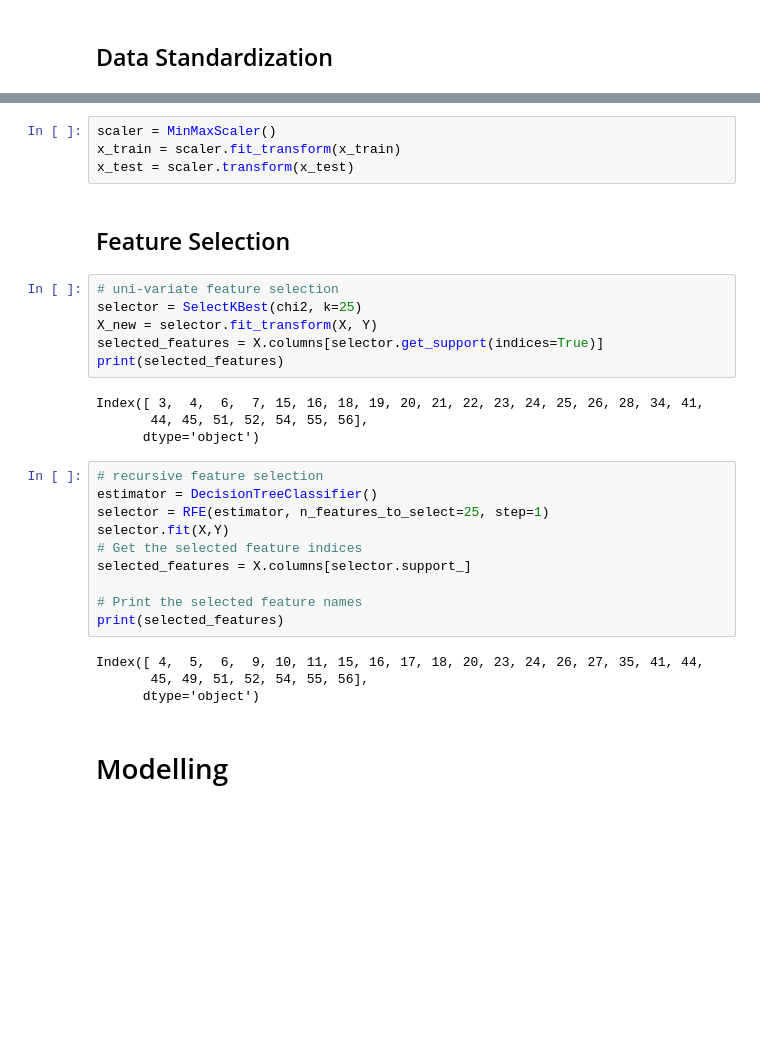
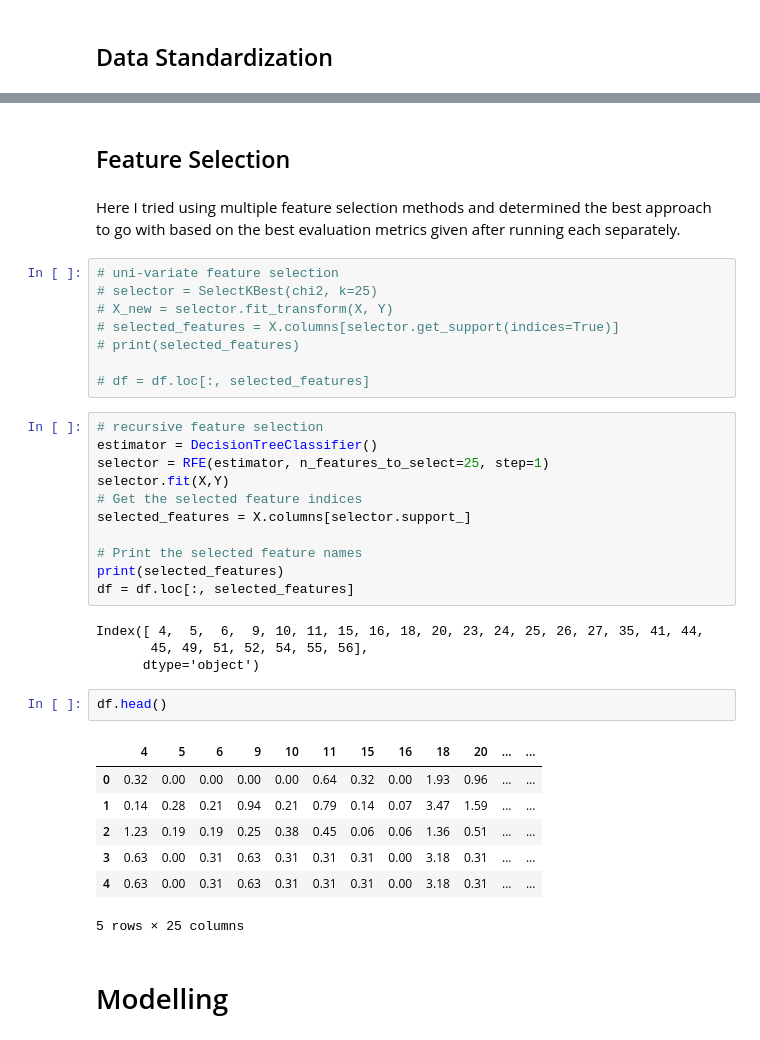
Before and after one commit to NotMishaal/Spam-Classification, a Jupyter notebook: classification.ipynb, the cells around one changed output, grey strips where cells are left out. Drawn from its saved outputs; the diff is of its cells as text; blank space fills up the shorter version.

Commit message:
optimized standardization + added feature selection

```diff
--- a/classification.ipynb
+++ b/classification.ipynb
@@ -163,22 +189,18 @@ Testing Dataset: (1053, 1053)
 scaler = StandardScaler()
 x_train = scaler.fit_transform(x_train)
 x_test = scaler.transform(x_test)
-# %%
-scaler = MinMaxScaler()
-x_train = scaler.fit_transform(x_train)
-x_test = scaler.transform(x_test)
 # %% [markdown]
 ## Feature Selection
+# %% [markdown]
+Here I tried using multiple feature selection methods and determined the best approach to go with based on the best evaluation metrics given after running each separately.
 # %%
 # uni-variate feature selection
-selector = SelectKBest(chi2, k=25)
-X_new = selector.fit_transform(X, Y)
-selected_features = X.columns[selector.get_support(indices=True)]
-print(selected_features)
+# selector = SelectKBest(chi2, k=25)
+# X_new = selector.fit_transform(X, Y)
+# selected_features = X.columns[selector.get_support(indices=True)]
+# print(selected_features)
+
+# df = df.loc[:, selected_features]
-# %% [output]
-Index([ 3,  4,  6,  7, 15, 16, 18, 19, 20, 21, 22, 23, 24, 25, 26, 28, 34, 41,
-       44, 45, 51, 52, 54, 55, 56],
-      dtype='object')
 # %%
 # recursive feature selection
 estimator = DecisionTreeClassifier()
@@ -189,10 +211,21 @@ selected_features = X.columns[selector.support_]
 
 # Print the selected feature names
 print(selected_features)
+df = df.loc[:, selected_features]
 # %% [output]
-Index([ 4,  5,  6,  9, 10, 11, 15, 16, 17, 18, 20, 23, 24, 26, 27, 35, 41, 44,
+Index([ 4,  5,  6,  9, 10, 11, 15, 16, 18, 20, 23, 24, 25, 26, 27, 35, 41, 44,
        45, 49, 51, 52, 54, 55, 56],
       dtype='object')
+# %%
+df.head()
+# %% [output]
+|  | 4 | 5 | 6 | 9 | 10 | 11 | 15 | 16 | 18 | 20 | ... | ... |
+| 0 | 0.32 | 0.00 | 0.00 | 0.00 | 0.00 | 0.64 | 0.32 | 0.00 | 1.93 | 0.96 | ... | ... |
+| 1 | 0.14 | 0.28 | 0.21 | 0.94 | 0.21 | 0.79 | 0.14 | 0.07 | 3.47 | 1.59 | ... | ... |
+| 2 | 1.23 | 0.19 | 0.19 | 0.25 | 0.38 | 0.45 | 0.06 | 0.06 | 1.36 | 0.51 | ... | ... |
+| 3 | 0.63 | 0.00 | 0.31 | 0.63 | 0.31 | 0.31 | 0.31 | 0.00 | 3.18 | 0.31 | ... | ... |
+| 4 | 0.63 | 0.00 | 0.31 | 0.63 | 0.31 | 0.31 | 0.31 | 0.00 | 3.18 | 0.31 | ... | ... |
+5 rows × 25 columns
 # %% [markdown]
 # Modelling
 # %%
```
Also changed, not shown: parts of 5 cells of this notebook.
